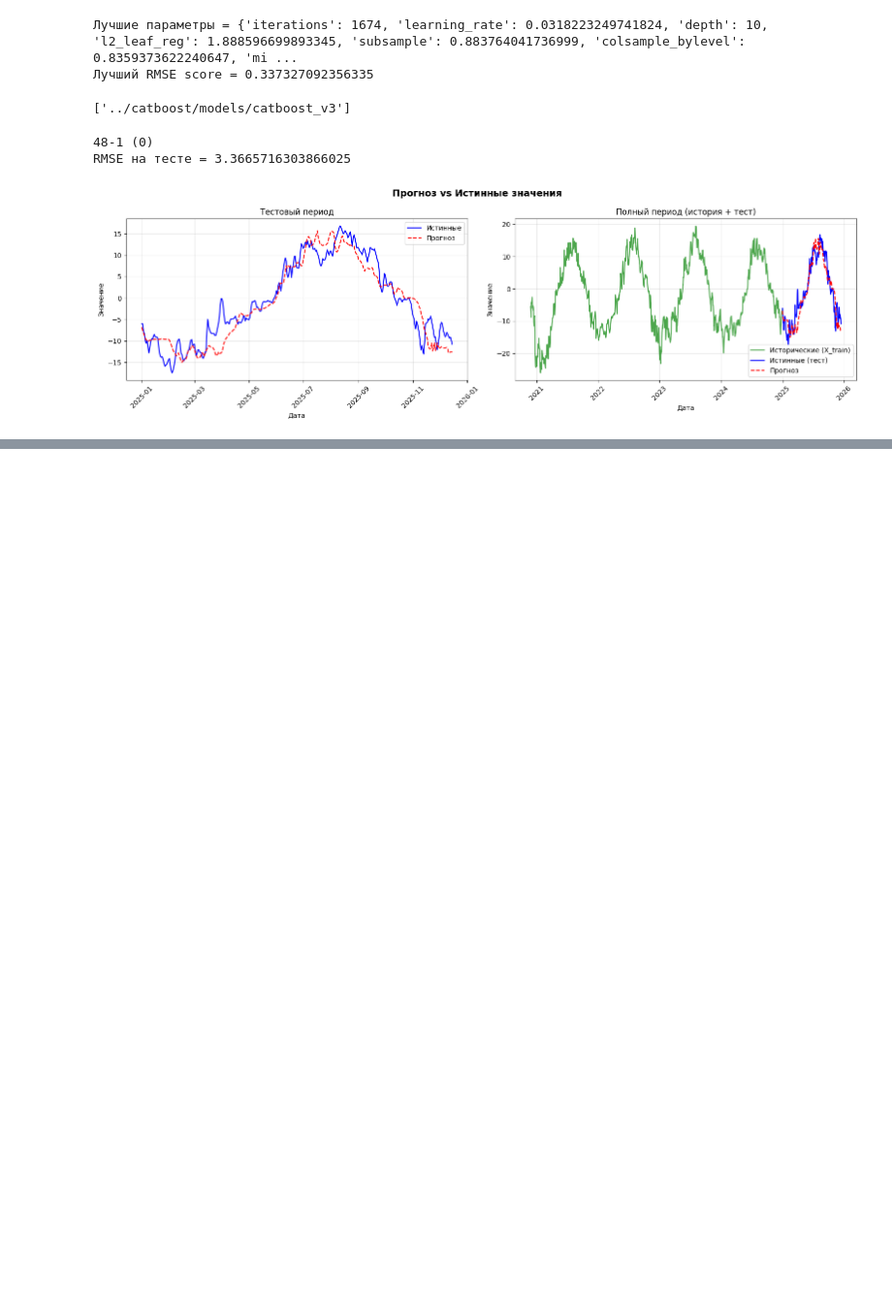
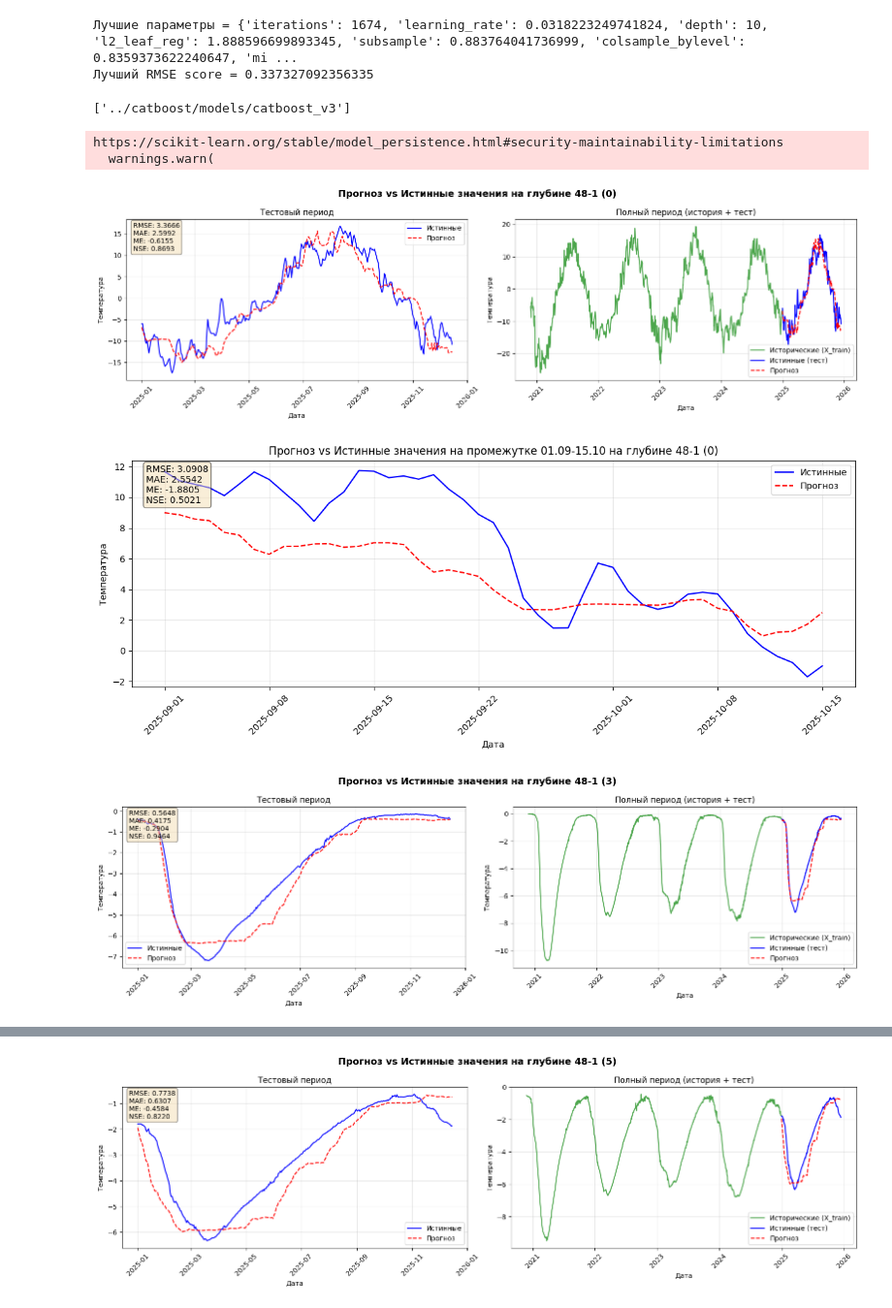
Before and after one commit to mefodyvaulin/ml-salekhard, a Jupyter notebook: catboost/catboost_v3.ipynb, the cells around one changed output, grey strips where cells are left out. Shown at 97% size. Cells and saved outputs as stored; diff of their text form; code cells hidden in the pictures; blank space fills up the shorter version.

```diff
--- a/catboost/catboost_v3.ipynb
+++ b/catboost/catboost_v3.ipynb
@@ -99,17 +104,25 @@ joblib.dump(model, model_path)
 # %%
 model = joblib.load(model_path)
 predicts_long = model.predict(len(df_test), exog=df_test[exog_cols])
 predicts = predicts_long.reset_index().pivot(index='index', columns='level', values='pred')
 predicts.columns.name = None
 for col in target_cols:
-    print(col)
     y_pred = predicts[col]
     y_true = df_test[col]
-    rmse = root_mean_squared_error(y_true, y_pred)
-    print(f'RMSE на тесте = {rmse}')
 
-    plot_forecast_with_train(df_train_full[col], y_true, y_pred)
+    metrics = evaluate(y_true.values, y_pred.values)
+
+    y_pred_autumn = y_pred['2025-09-01':'2025-10-15']
+    metrics_autumn = evaluate(y_true['2025-09-01':'2025-10-15'].values, y_pred_autumn.values)
+
+    plot_forecast_with_train(df_train_full[col], pd.DataFrame(y_true), pd.DataFrame(y_pred), metrics_dict=metrics, title=f'Прогноз vs Истинные значения на глубине {col}')
+    plot_forecast(pd.DataFrame(y_true['2025-09-01':'2025-10-15']), pd.DataFrame(y_pred_autumn), metrics_dict=metrics_autumn, title=f'Прогноз vs Истинные значения на промежутке 01.09-15.10 на глубине {col}')
+
+importances = model.get_feature_importances()
+print(importances)
 # %% [output]
-48-1 (0)
-RMSE на тесте = 3.3665716303866025
+https://scikit-learn.org/stable/model_persistence.html#security-maintainability-limitations
+  warnings.warn(
-[figure, old version]
+[figure, new version]
+[figure, new version]
+[figure, new version]
@@ -115,0 +130 @@ RMSE на тесте = 3.3665716303866025
+[figure, new version]
```
Also changed, not shown: parts of 3 cells of this notebook, 1 other file.
